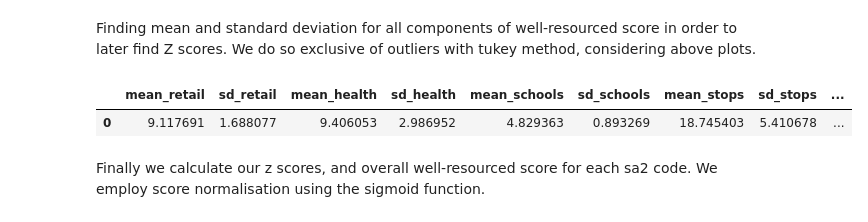
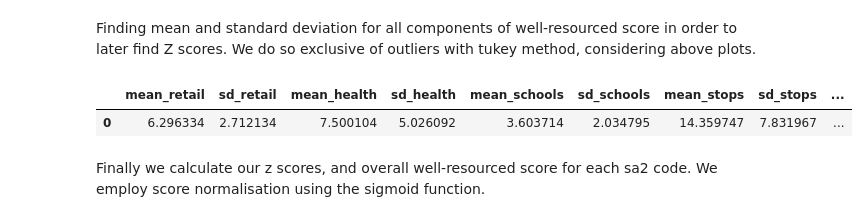
Before and after one commit to FixItChris/DATA2901, a Jupyter notebook: Report.ipynb, the cells around one changed output. Saved outputs shown, nothing was run; the diff lists cells and outputs as text; code cells hidden in the pictures.

```diff
--- a/Report.ipynb
+++ b/Report.ipynb
@@ -1027,44 +1027,44 @@ SELECT
     PERCENTILE_CONT(0.75) within group (ORDER BY schools_per_1000_young) as "q3_schools",
     PERCENTILE_CONT(0.25) within group (ORDER BY total_stops_sqkm) as "q1_stops",
     PERCENTILE_CONT(0.75) within group (ORDER BY total_stops_sqkm) as "q3_stops",
     PERCENTILE_CONT(0.25) within group (ORDER BY total_polls_sqkm) as "q1_polls",
     PERCENTILE_CONT(0.75) within group (ORDER BY total_polls_sqkm) as "q3_polls"
 FROM
     all_aggs)
 
 SELECT
     avg(retail_per_1000) as "mean_retail",
     stddev(retail_per_1000) as "sd_retail",
     avg(health_per_1000) as "mean_health",
     stddev(health_per_1000) as "sd_health",
     avg(schools_per_1000_young) as "mean_schools",
     stddev(schools_per_1000_young) as  "sd_schools",
     avg(total_stops_sqkm) as "mean_stops",
     stddev(total_stops_sqkm) as "sd_stops",
     avg(total_polls_sqkm) as "mean_polls",
     stddev(total_polls_sqkm) as "sd_polls"
 FROM
     all_aggs
 WHERE
-    retail_per_1000 > 1.5 * (SELECT q1_retail FROM metrics_iqr) AND
-    retail_per_1000 < 1.5 * (SELECT q3_retail FROM metrics_iqr) AND
-    health_per_1000 > 1.5 *  (SELECT q1_health FROM metrics_iqr) AND
-    health_per_1000 < 1.5 * (SELECT q3_health FROM metrics_iqr) AND
-    schools_per_1000_young > 1.5 * (SELECT q1_schools FROM metrics_iqr) AND
-    schools_per_1000_young < 1.5 * (SELECT q3_schools FROM metrics_iqr) AND
-    total_stops_sqkm > 1.5 * (SELECT q1_stops FROM metrics_iqr) AND
-    total_stops_sqkm < 1.5 * (SELECT q3_stops FROM metrics_iqr) AND
-    total_polls_sqkm > 1.5 * (SELECT q1_polls FROM metrics_iqr) AND
-    total_polls_sqkm < 1.5 * (SELECT q3_polls FROM metrics_iqr);
+    retail_per_1000 > (SELECT q1_retail - (3 * q3_retail - q1_retail) FROM metrics_iqr) AND
+    retail_per_1000 < (SELECT q3_retail + (3 * q3_retail - q1_retail) FROM metrics_iqr) AND
+    health_per_1000 > (SELECT q1_health - (3 * q3_health - q1_health) FROM metrics_iqr) AND
+    health_per_1000 < (SELECT q3_health + (3 * q3_health - q1_health) FROM metrics_iqr) AND
+    schools_per_1000_young > (SELECT q1_schools - (3 * q3_schools - q1_schools) FROM metrics_iqr) AND
+    schools_per_1000_young < (SELECT q3_schools + (3 * q3_schools - q1_schools)  FROM metrics_iqr) AND
+    total_stops_sqkm > (SELECT q1_stops - (3 * q3_stops - q1_stops) FROM metrics_iqr) AND
+    total_stops_sqkm < (SELECT q3_stops + (3 * q3_stops - q1_stops) FROM metrics_iqr) AND
+    total_polls_sqkm > (SELECT q1_polls - (3 * q3_polls - q1_polls) FROM metrics_iqr) AND
+    total_polls_sqkm < (SELECT q3_polls + (3 * q3_polls - q1_polls) FROM metrics_iqr);
 
 SELECT *
 FROM metrics;
 """
 
 query(conn, sql)
 # %% [output]
 |  | mean_retail | sd_retail | mean_health | sd_health | mean_schools | sd_schools | mean_stops | sd_stops | ... |
-| 0 | 9.117691 | 1.688077 | 9.406053 | 2.986952 | 4.829363 | 0.893269 | 18.745403 | 5.410678 | ... |
+| 0 | 6.296334 | 2.712134 | 7.500104 | 5.026092 | 3.603714 | 2.034795 | 14.359747 | 7.831967 | ... |
 # %% [markdown]
 Finally we calculate our z scores, and overall well-resourced score for each sa2 code. We employ score normalisation using the sigmoid function.
 # %%
```
Also changed, not shown: parts of 13 cells of this notebook.
